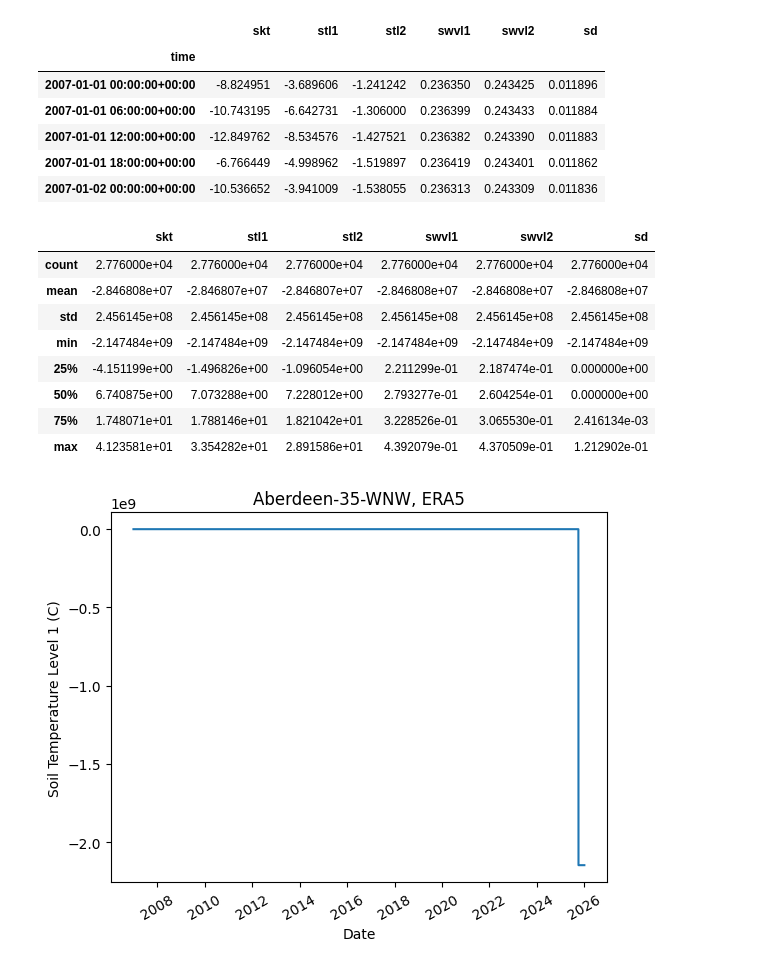
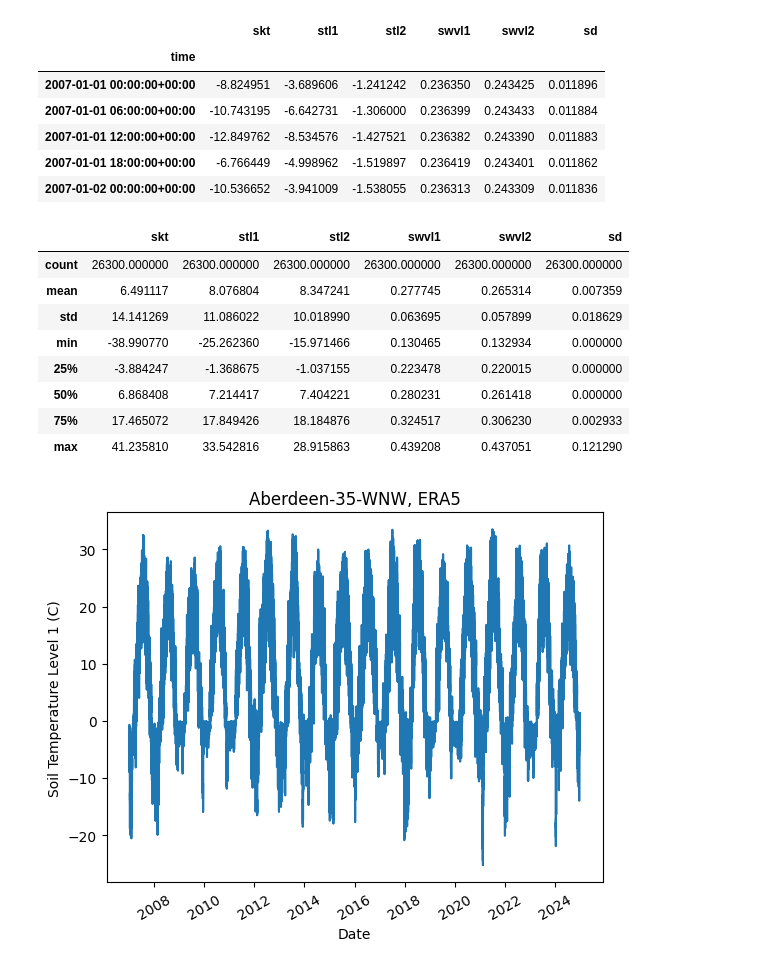
Before and after one commit to gerezk/freeze-thaw-soil-prediction, a Jupyter notebook: notebooks/ASCAT_ERA5_data_cleaning.ipynb, the cells around one changed output. Drawn from its saved outputs; the diff is of its cells as text; code cells hidden in the pictures.

Commit message:
enable ASCAT_ERA5_data_cleaning.ipynb to use DATE_RANGE; move duplicated code to general_data_cleaning_utils.py

```diff
--- a/notebooks/ASCAT_ERA5_data_cleaning.ipynb
+++ b/notebooks/ASCAT_ERA5_data_cleaning.ipynb
@@ -41,34 +40,20 @@ ASCAT_short_var_name = 'backscatter40'
 ERA5_short_var_name = 'stl1'
 ASCAT_long_var_name = '40° Normalized Backscatter (dB)'
 ERA5_long_var_name = 'Soil Temperature Level 1 (C)'
-date_range = {datetime(2007, 1, 1), datetime(2025, 1, 1)} # any data outside this range is dropped, exclusive
 
 # path variables
 ASCAT = 'ASCAT'
 ERA5 = 'ERA5'
 raw_path = Path('../data/raw/ASCAT_ERA5')
 cleaned_path = Path('../data/cleaned')
-ISMN_sites_path = constants.SITE_SURVEY_PATH
 Path(cleaned_path / ASCAT).mkdir(parents=True, exist_ok=True)
 Path(cleaned_path / ERA5).mkdir(parents=True, exist_ok=True)
-
-# ISMN station names
-aberdeen_name = constants.ABERDEEN_NAME
-jamestown_name = constants.JAMESTOWN_NAME
-gobblers_knob_name = constants.GOBBLERS_KNOB_NAME
-nenana_name = constants.NENANA_NAME
-L23_name = constants.L23_NAME
-L38_name = constants.L38_NAME
-NST_07_name = constants.NST_07_NAME
-NST_09_name = constants.NST_09_NAME
-SOD012_name = constants.SOD012_NAME
-SOD103_name = constants.SOD103_NAME
 # %% [markdown]
 ### 1.2 Functions
 # %%
 def data_cleaning(data_path: Path, ismn_sites_path: Path,
                   station: str, system: str, key_variable: str,
-                  upper_date_range: datetime) -> pd.DataFrame:
+                  date_range=None) -> pd.DataFrame:
     """
     Preprocessing of raw ASCAT or ERA5 data.
     :param data_path: path to csv file
@@ -76,9 +61,12 @@ def data_cleaning(data_path: Path, ismn_sites_path: Path,
     :param station: must match exactly name in ISMN_site_survey.csv
     :param system: ASCAT or ERA5, case-insensitive
     :param key_variable: name of variable of interest (in csv)
-    :param upper_date_range: datetime range of time range of ASCAT data
-    :return:
+    :param date_range: list of datetime objects. Data outside this range is filtered out. Min is inclusive and max is exclusive. Assumed that input is in the same timezone as df.index. If date_range is not valid for given df, date_range will be adjusted to be valid.
+    :return: cleaned dataframe
     """
+    # validate inputs
+    validate_data_cleaning_input(data_path, date_range)
+
     df = utils.collect_data(data_path, ismn_sites_path, station, system)
     utils.check_df_cols(df, system)
 
@@ -87,7 +75,8 @@ def data_cleaning(data_path: Path, ismn_sites_path: Path,
     print(f'There are {na_count} nulls out of {len(df)} datapoints ({round(na_count/len(df),2)}% missing).')
 
     df = df.dropna(subset=[key_variable]) # interpolation not recommended
-    df = utils.round_nearest_hour(df)
+    df = utils.round_nearest_hour_index(df)
+    df = filter_df(df, date_range=date_range)
 
     return df
 
@@ -151,7 +147,12 @@ plot(df=ASCAT_Aberdeen_df, variable=ASCAT_short_var_name, y_label=ASCAT_long_var
 # %% [markdown]
 #### ERA5
 # %%
-ERA5_aberdeen_df = data_cleaning(raw_path, ISMN_sites_path, aberdeen_name, ERA5, ERA5_short_var_name)
+ERA5_aberdeen_df = data_cleaning(data_path=raw_path,
+                                 ismn_sites_path=c.SITE_SURVEY_PATH,
+                                 station=c.ABERDEEN_NAME,
+                                 system=ERA5,
+                                 key_variable=ERA5_short_var_name,
+                                 date_range=c.DATE_RANGE)
 ERA5_aberdeen_df.head()
 # %% [output]
 There are 0 nulls out of 27760 datapoints (0.0% missing).
@@ -166,16 +167,16 @@ There are 0 nulls out of 27760 datapoints (0.0% missing).
 ERA5_aberdeen_df.describe()
 # %% [output]
 |  | skt | stl1 | stl2 | swvl1 | swvl2 | sd |
-| count | 2.776000e+04 | 2.776000e+04 | 2.776000e+04 | 2.776000e+04 | 2.776000e+04 | 2.776000e+04 |
-| mean | -2.846808e+07 | -2.846807e+07 | -2.846807e+07 | -2.846808e+07 | -2.846808e+07 | -2.846808e+07 |
-| std | 2.456145e+08 | 2.456145e+08 | 2.456145e+08 | 2.456145e+08 | 2.456145e+08 | 2.456145e+08 |
-| min | -2.147484e+09 | -2.147484e+09 | -2.147484e+09 | -2.147484e+09 | -2.147484e+09 | -2.147484e+09 |
-| 25% | -4.151199e+00 | -1.496826e+00 | -1.096054e+00 | 2.211299e-01 | 2.187474e-01 | 0.000000e+00 |
-| 50% | 6.740875e+00 | 7.073288e+00 | 7.228012e+00 | 2.793277e-01 | 2.604254e-01 | 0.000000e+00 |
-| 75% | 1.748071e+01 | 1.788146e+01 | 1.821042e+01 | 3.228526e-01 | 3.065530e-01 | 2.416134e-03 |
-| max | 4.123581e+01 | 3.354282e+01 | 2.891586e+01 | 4.392079e-01 | 4.370509e-01 | 1.212902e-01 |
+| count | 26300.000000 | 26300.000000 | 26300.000000 | 26300.000000 | 26300.000000 | 26300.000000 |
+| mean | 6.491117 | 8.076804 | 8.347241 | 0.277745 | 0.265314 | 0.007359 |
+| std | 14.141269 | 11.086022 | 10.018990 | 0.063695 | 0.057899 | 0.018629 |
+| min | -38.990770 | -25.262360 | -15.971466 | 0.130465 | 0.132934 | 0.000000 |
+| 25% | -3.884247 | -1.368675 | -1.037155 | 0.223478 | 0.220015 | 0.000000 |
+| 50% | 6.868408 | 7.214417 | 7.404221 | 0.280231 | 0.261418 | 0.000000 |
+| 75% | 17.465072 | 17.849426 | 18.184876 | 0.324517 | 0.306230 | 0.002933 |
+| max | 41.235810 | 33.542816 | 28.915863 | 0.439208 | 0.437051 | 0.121290 |
 # %%
 plot(df=ERA5_aberdeen_df, variable=ERA5_short_var_name, y_label=ERA5_long_var_name,
-     station=aberdeen_name, system=ERA5, form='line')
+     station=c.ABERDEEN_NAME, system=ERA5, form='line')
 # %% [output]
-[figure, old version]
+[figure, new version]
```
Also changed, not shown: parts of 4 cells of this notebook, 3 other files.
